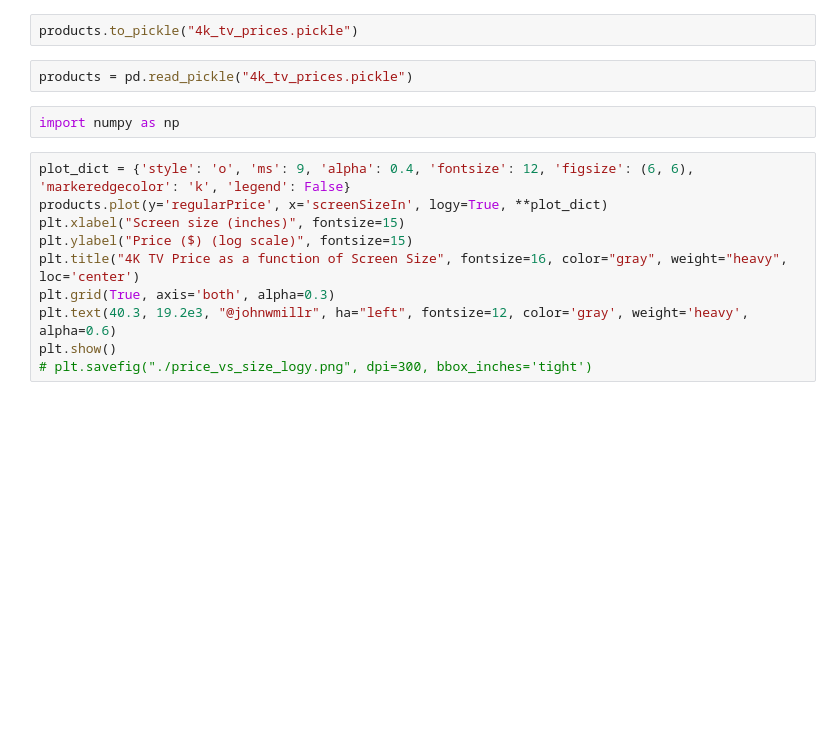
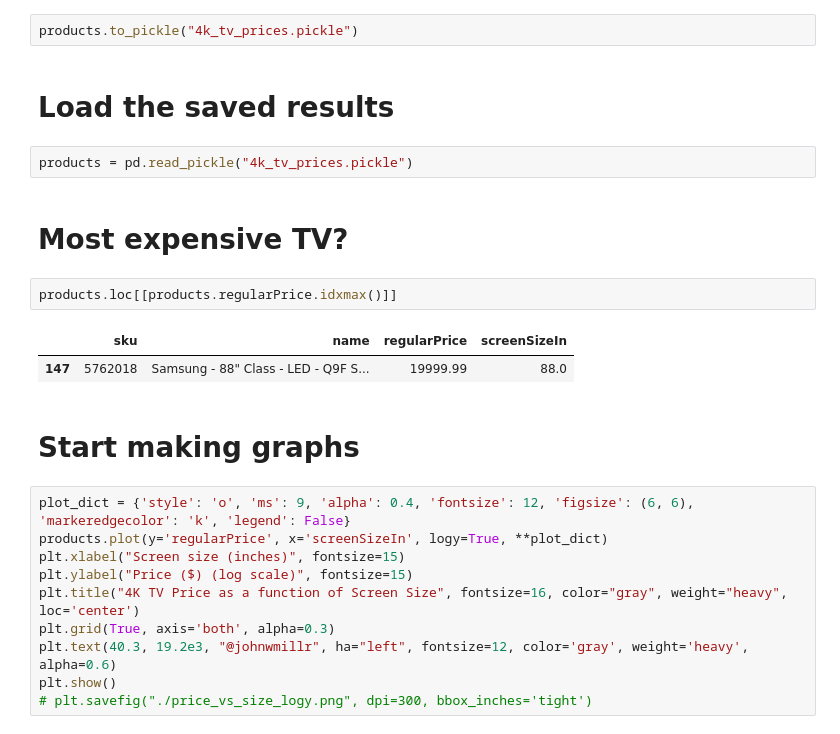
Before and after one commit to johnwmillr/BestBuyAPI, a Jupyter notebook: scrapeBestBuy.ipynb, the cells around one changed output. Drawn from its saved outputs; the diff is of its cells as text; blank space fills up the shorter version.

```diff
--- a/scrapeBestBuy.ipynb
+++ b/scrapeBestBuy.ipynb
@@ -61,9 +68,18 @@ Found 0 product results
 # %%
 products.to_pickle("4k_tv_prices.pickle")
+# %% [markdown]
+# Load the saved results
 # %%
 products = pd.read_pickle("4k_tv_prices.pickle")
-# %%
-import numpy as np
+# %% [markdown]
+# Most expensive TV?
+# %%
+products.loc[[products.regularPrice.idxmax()]]
+# %% [output]
+|  | sku | name | regularPrice | screenSizeIn |
+| 147 | 5762018 | Samsung - 88" Class - LED - Q9F S... | 19999.99 | 88.0 |
+# %% [markdown]
+# Start making graphs
 # %%
 plot_dict = {'style': 'o', 'ms': 9, 'alpha': 0.4, 'fontsize': 12, 'figsize': (6, 6), 'markeredgecolor': 'k', 'legend': False}
 products.plot(y='regularPrice', x='screenSizeIn', logy=True, **plot_dict)
```
Also changed, not shown: parts of 14 cells of this notebook.
